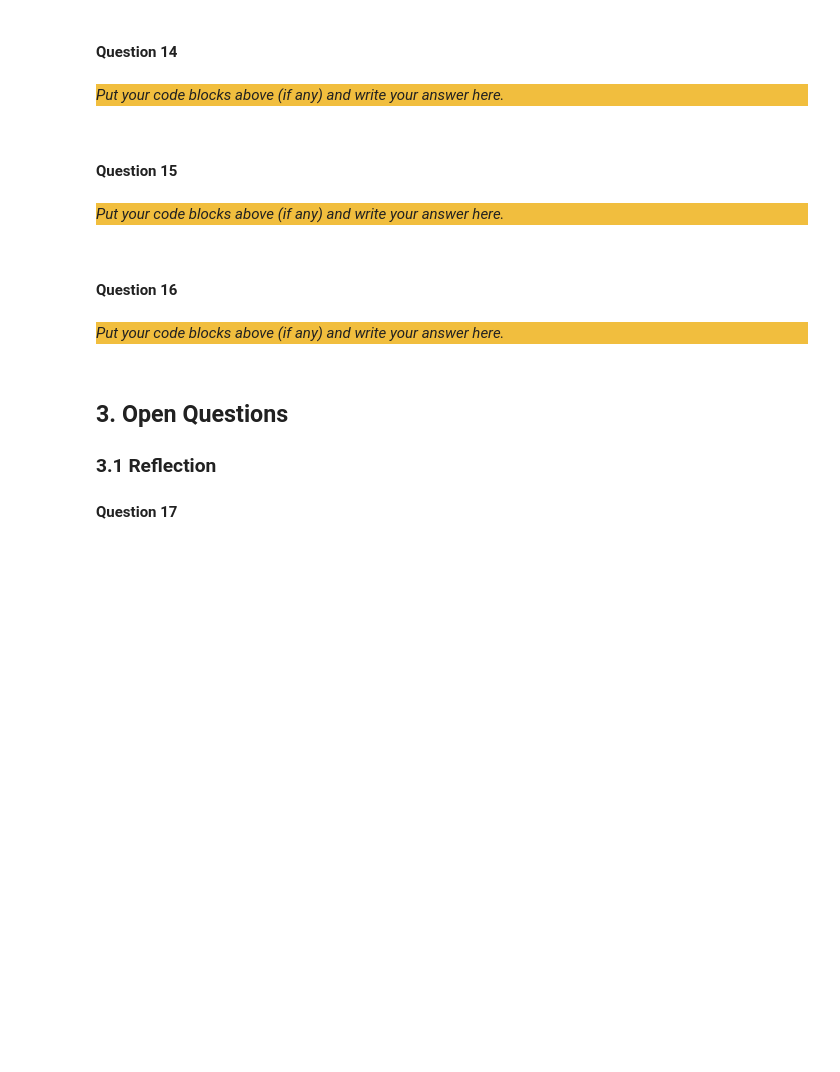
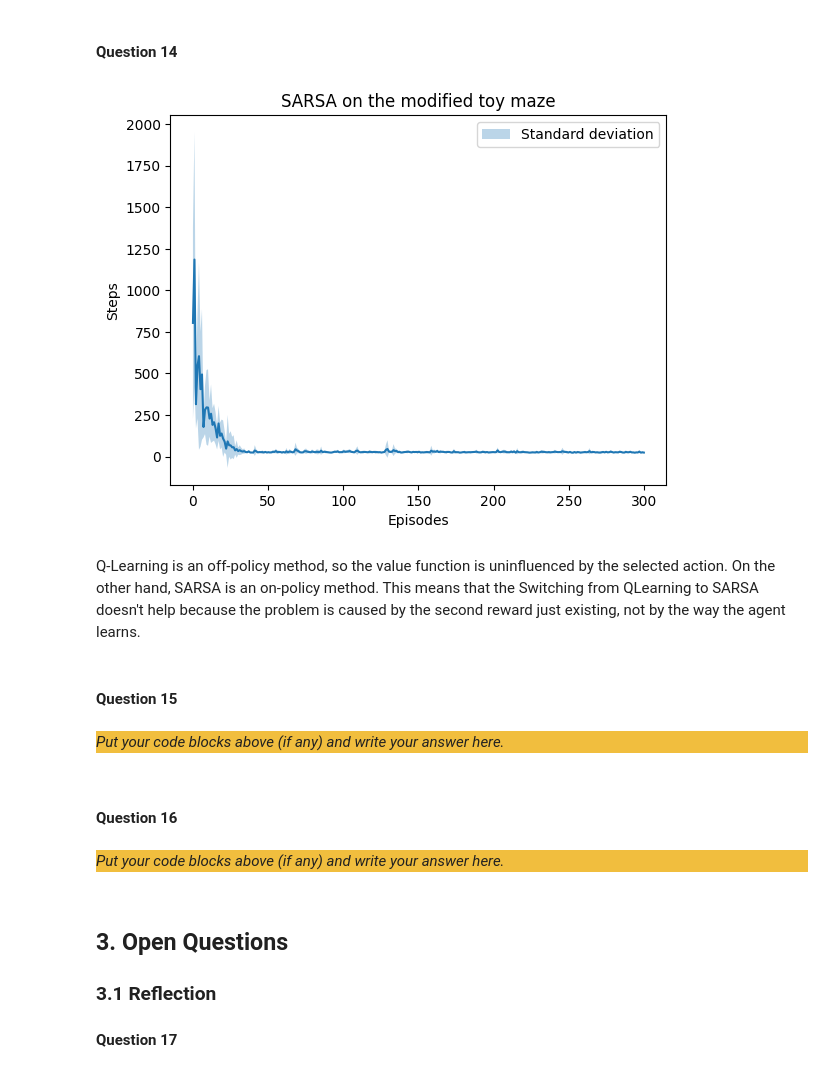
Before and after one commit to Eliminator1357/CI-RL, a Jupyter notebook: src/Main.ipynb, the cells around one changed output. Saved outputs shown, nothing was run; the diff lists cells and outputs as text; code cells hidden in the pictures; blank space fills up the shorter version.

```diff
--- a/src/Main.ipynb
+++ b/src/Main.ipynb
@@ -319,7 +319,6 @@ def main_with_qlearn(maze, params=None):
     episode_rewards = []
     steps = np.zeros(n_episodes)
     total_steps = 0
-    episodes = 0
 
     for episode in tqdm(range(n_episodes)):
         done = False
@@ -334,8 +333,7 @@ def main_with_qlearn(maze, params=None):
             steps[episode] += 1
             total_steps += 1
             learner.learn(valid_actions, state, action, next, reward, done)
-        episodes += 1
-    return steps, episodes, total_steps
+    return steps, total_steps
 
 
 def main_with_sarsa(maze, params=None):
@@ -361,7 +359,6 @@ def main_with_sarsa(maze, params=None):
     episode_rewards = []
     steps = np.zeros(n_episodes)
     total_steps = 0
-    episodes = 0
 
     for episode in tqdm(range(n_episodes)):
         done = False
@@ -377,8 +374,7 @@ def main_with_sarsa(maze, params=None):
             steps[episode] += 1
             total_steps += 1
             learner.learn(state, action, next, next_action, reward, done)
-        episodes += 1
-    return steps, episodes, total_steps
+    return steps, total_steps
 # %%
 runs = []
 for i in range(10):
@@ -495,9 +522,34 @@
 # %% [markdown]
 #### Question 14
-# %% [markdown]
-<div style="background-color:#f1be3e">
-
-_Put your code blocks above (if any) and write your answer here._
+# %%
+runs = []
+
+for i in range(amount_runs):
+    steps, _ = main_with_sarsa(toy_maze, params={"lr": 0.7})
+    runs.append(steps)
+
+runs = np.array(runs)
+mean, std = np.mean(runs, axis=0), np.std(runs, axis=0)
+# %%
+plt.xlabel("Episodes")
+plt.ylabel("Steps")
+plt.title("SARSA on the modified toy maze")
+plt.plot(np.linspace(0, 300, 300), mean)
+plt.fill_between(
+    np.linspace(0, 300, 300),
+    mean - std,
+    mean + std,
+    alpha=0.3,
+    label="Standard deviation",
+)
+plt.legend()
+plt.show()
+# %% [output]
+[figure, added]
+# %% [markdown]
+Q-Learning is an off-policy method, so the value function is uninfluenced by the selected action.
+On the other hand, SARSA is an on-policy method. This means that the
+Switching from QLearning to SARSA doesn't help because the problem is caused by the second reward just existing, not by the way the agent learns.
 # %% [markdown]
 #### Question 15
 # %% [markdown]
```
Also changed, not shown: parts of 5 cells of this notebook.
